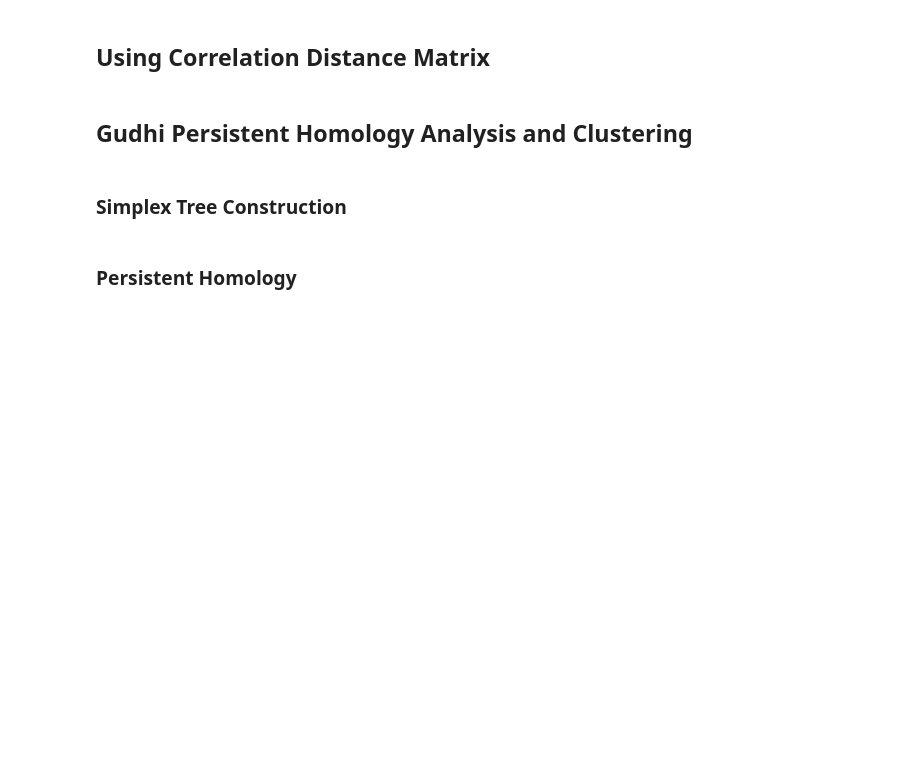
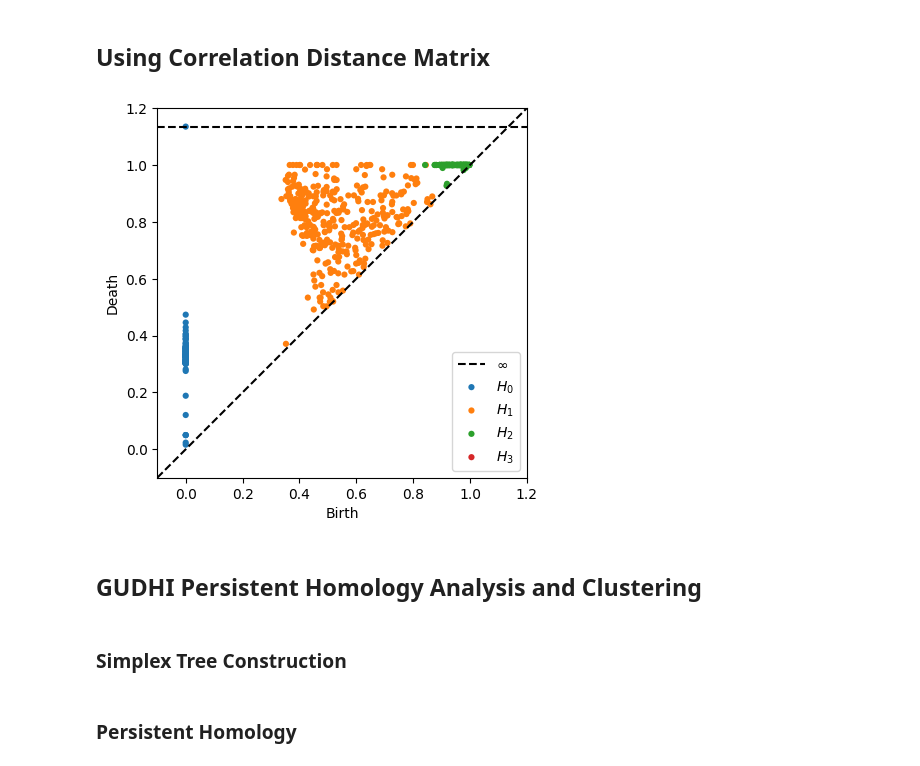
Before and after one commit to mehdimerbah/TDA-PPIN, a Jupyter notebook: tda/TDA_PPI_Node_Classification_Dummy.ipynb, the cells around one changed output. Saved outputs shown, nothing was run; the diff lists cells and outputs as text; code cells hidden in the pictures; blank space fills up the shorter version.

```diff
--- a/tda/TDA_PPI_Node_Classification_Dummy.ipynb
+++ b/tda/TDA_PPI_Node_Classification_Dummy.ipynb
@@ -147,6 +171,13 @@ distance_mat
+# %%
+## The reasoning here is that if the score value for the proteins measures semantic similarity, converting it
+##to a dissimilarity measure would be a distance measure. as such protein-pairs with low scores would be "closer" to eachother.
+np.fill_diagonal(pn_adjacency, 1)
+pn_distance_mat = 1 - pn_adjacency
 # %%
-dist_mat_diags_ripser = ripser.ripser(distance_mat, distance_matrix=True, maxdim=3)['dgms']
+dist_mat_diags_ripser = ripser.ripser(pn_distance_mat, distance_matrix=True, maxdim=3)['dgms']
 plot_diagrams(dist_mat_diags_ripser)
+# %% [output]
+[figure, added]
 # %%
 plot_diagrams(dist_mat_diags_ripser, plot_only=[0])
 plot_barcode(dist_mat_diags_ripser, 0)
@@ -157,7 +188,7 @@ plot_barcode(dist_mat_diags_ripser, 1)
 plot_diagrams(dist_mat_diags_ripser, plot_only=[2])
 plot_barcode(dist_mat_diags_ripser, 2)
 # %% [markdown]
-## Gudhi Persistent Homology Analysis and Clustering
+## GUDHI Persistent Homology Analysis and Clustering
 # %% [markdown]
 ### Simplex Tree Construction
 # %%
```
Also changed, not shown: parts of 17 cells of this notebook, 1 other file.
